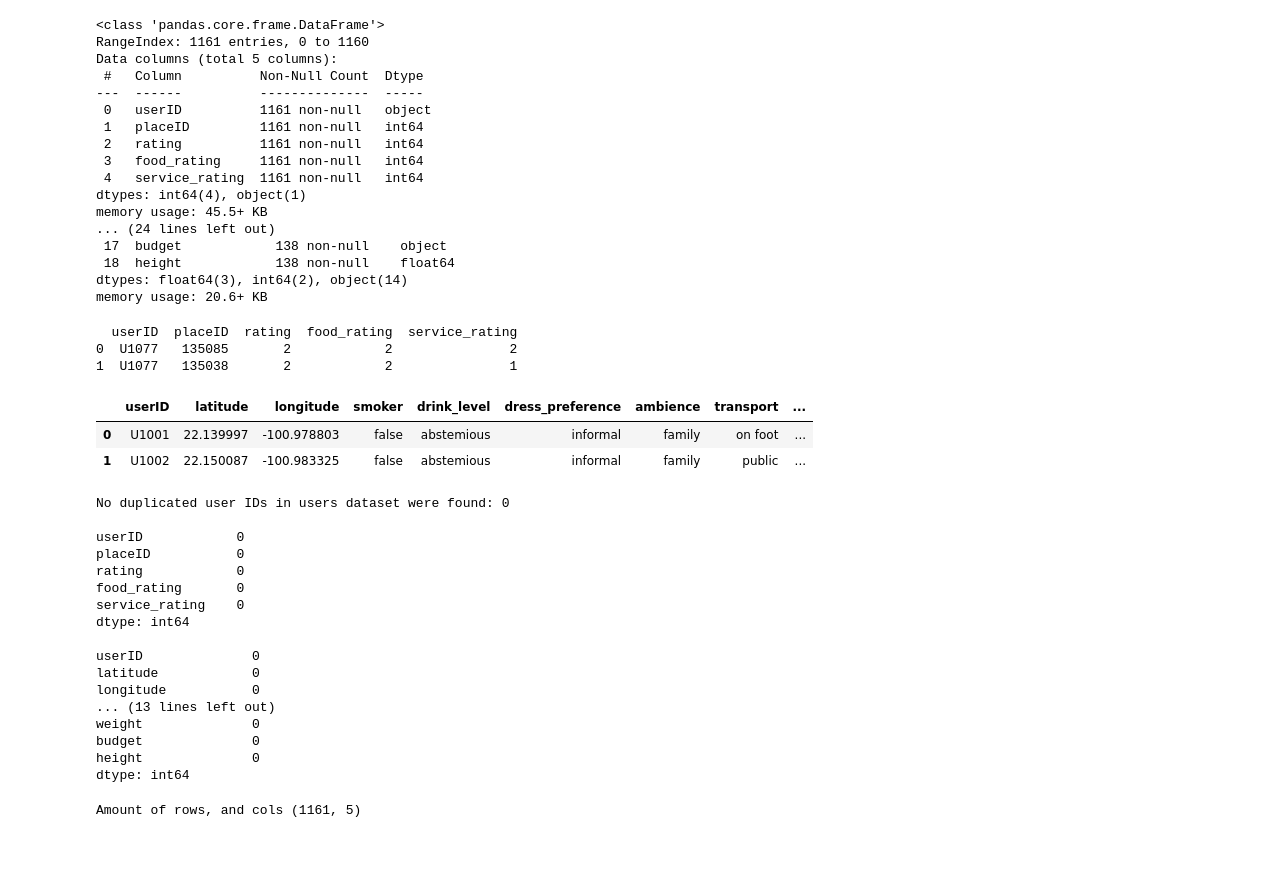
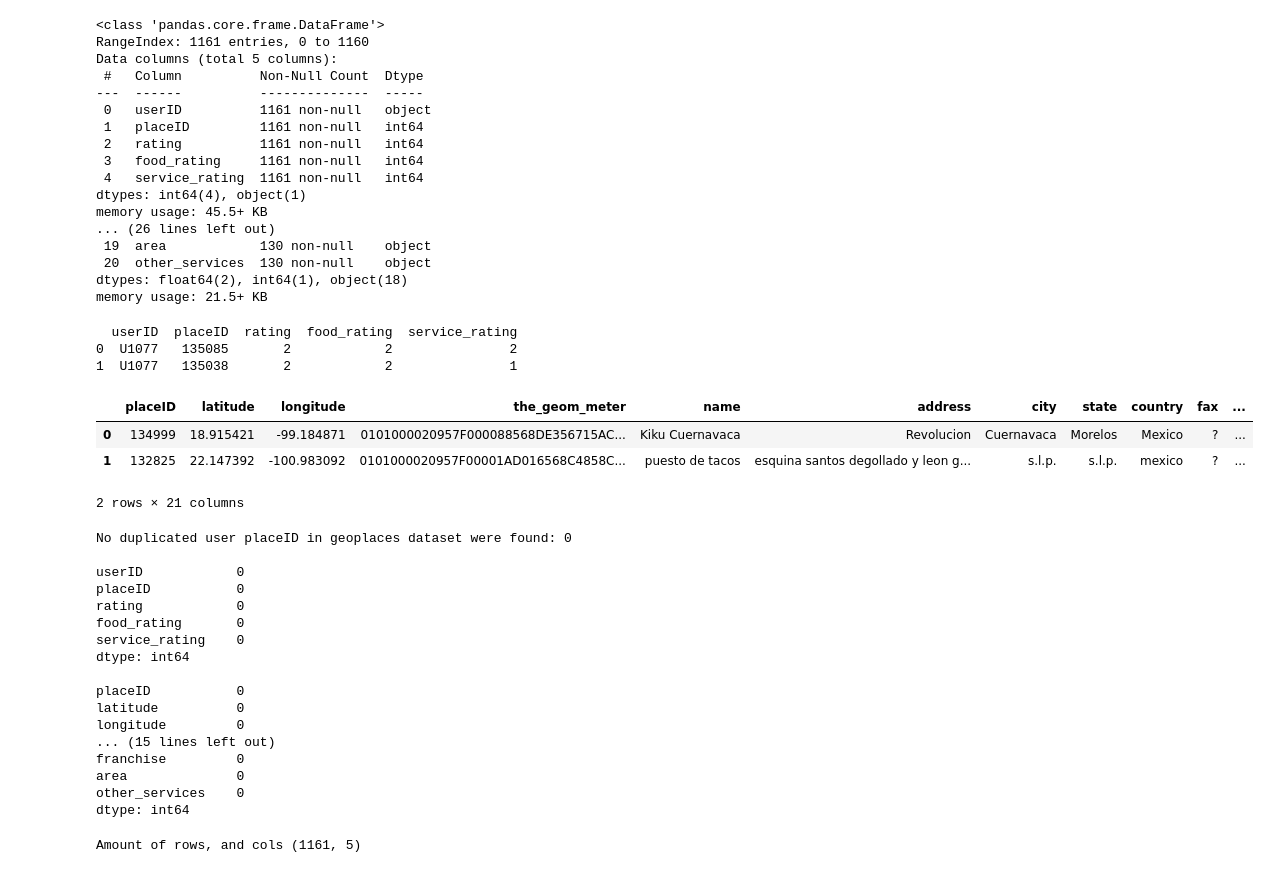
Before and after one commit to FrediWa/dss-final-project, a Jupyter notebook: eda.ipynb, the cells around one changed output. Cells and saved outputs as stored; diff of their text form; code cells hidden in the pictures.

```diff
--- a/eda.ipynb
+++ b/eda.ipynb
@@ -10,13 +13,13 @@ import matplotlib.pyplot as plt
 import pandas_profiling as pp
 # %%
 # Load datasets
-ratings = pd.read_csv('rating_final.csv')
-users   = pd.read_csv('userprofile.csv')
+ratings   = pd.read_csv('rating_final.csv')
+geoplaces = pd.read_csv('geoplaces2.csv', encoding="ISO-8859-1")
 
 # Some basic dataset info
 ratings.info()
 print('\n')
-users.info()
+geoplaces.info()
 # %% [output]
 <class 'pandas.core.frame.DataFrame'>
 RangeIndex: 1161 entries, 0 to 1160
@@ -30,30 +33,31 @@ Data columns (total 5 columns):
  4   service_rating  1161 non-null   int64
 dtypes: int64(4), object(1)
 memory usage: 45.5+ KB
-... (24 lines left out)
- 17  budget            138 non-null    object
- 18  height            138 non-null    float64
-dtypes: float64(3), int64(2), object(14)
-memory usage: 20.6+ KB
+... (26 lines left out)
+ 19  area            130 non-null    object
+ 20  other_services  130 non-null    object
+dtypes: float64(2), int64(1), object(18)
+memory usage: 21.5+ KB
 # %%
 # Show the two dfs
 print(ratings.head(2), '\n')
-users.head(2)
+geoplaces.head(2)
 # %% [output]
   userID  placeID  rating  food_rating  service_rating
 0  U1077   135085       2            2               2
 1  U1077   135038       2            2               1
-|  | userID | latitude | longitude | smoker | drink_level | dress_preference | ambience | transport | ... |
-| 0 | U1001 | 22.139997 | -100.978803 | false | abstemious | informal | family | on foot | ... |
-| 1 | U1002 | 22.150087 | -100.983325 | false | abstemious | informal | family | public | ... |
+|  | placeID | latitude | longitude | the_geom_meter | name | address | city | state | country | fax | ... |
+| 0 | 134999 | 18.915421 | -99.184871 | 0101000020957F000088568DE356715AC... | Kiku Cuernavaca | Revolucion | Cuernavaca | Morelos | Mexico | ? | ... |
+| 1 | 132825 | 22.147392 | -100.983092 | 0101000020957F00001AD016568C4858C... | puesto de tacos | esquina santos degollado y leon g... | s.l.p. | s.l.p. | mexico | ? | ... |
+2 rows × 21 columns
 # %%
 # Find duplicates
-print('No duplicated user IDs in users dataset were found:', len(users[users.duplicated(['userID'], keep=False)]))
+print('No duplicated user placeID in geoplaces dataset were found:', len(geoplaces[geoplaces.duplicated(['placeID'], keep=False)]))
 
 # Find any NULL values
-print(f'\n{ratings.isnull().sum()} \n\n{users.isnull().sum()}')
+print(f'\n{ratings.isnull().sum()} \n\n{geoplaces.isnull().sum()}')
 # %% [output]
-No duplicated user IDs in users dataset were found: 0
+No duplicated user placeID in geoplaces dataset were found: 0
 
 userID            0
 placeID           0
@@ -62,13 +66,13 @@ food_rating       0
 service_rating    0
 dtype: int64
 
-userID              0
-latitude            0
-longitude           0
-... (13 lines left out)
-weight              0
-budget              0
-height              0
+placeID           0
+latitude          0
+longitude         0
+... (15 lines left out)
+franchise         0
+area              0
+other_services    0
 dtype: int64
 # %%
 # Some descriptive numbers
```
Also changed, not shown: parts of 3 cells of this notebook, 3 other files.
